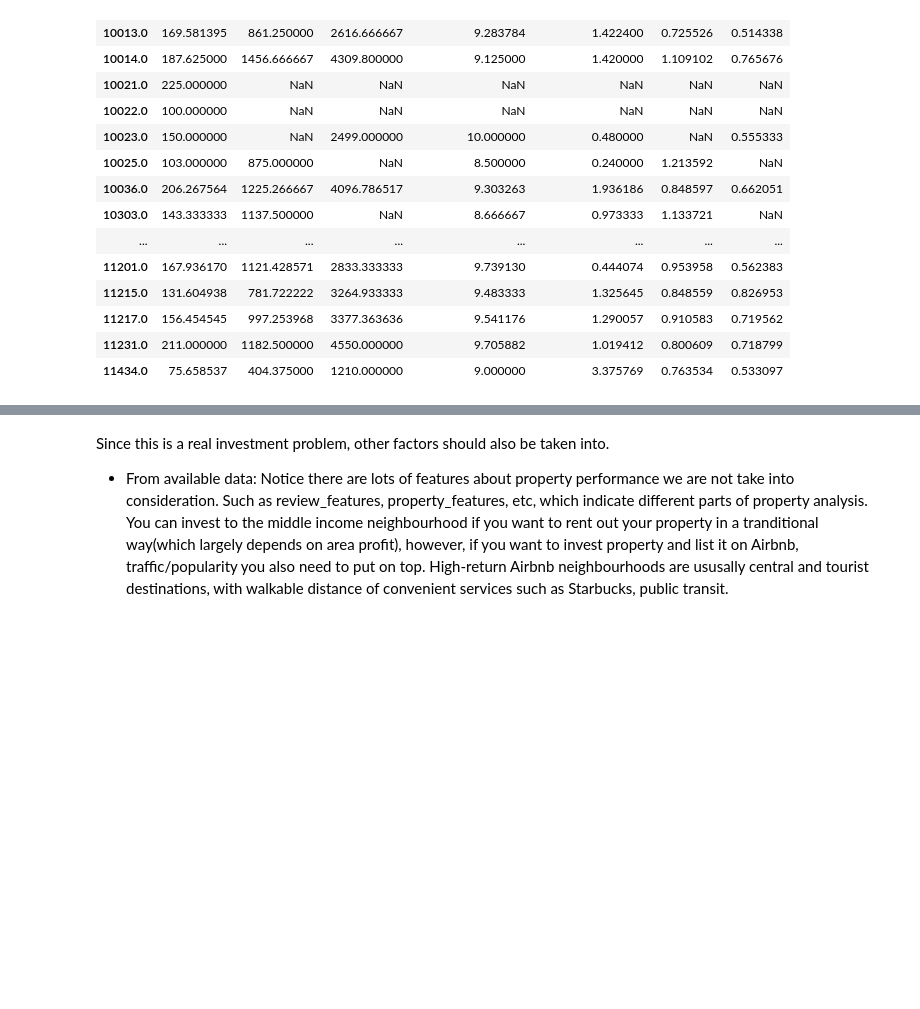
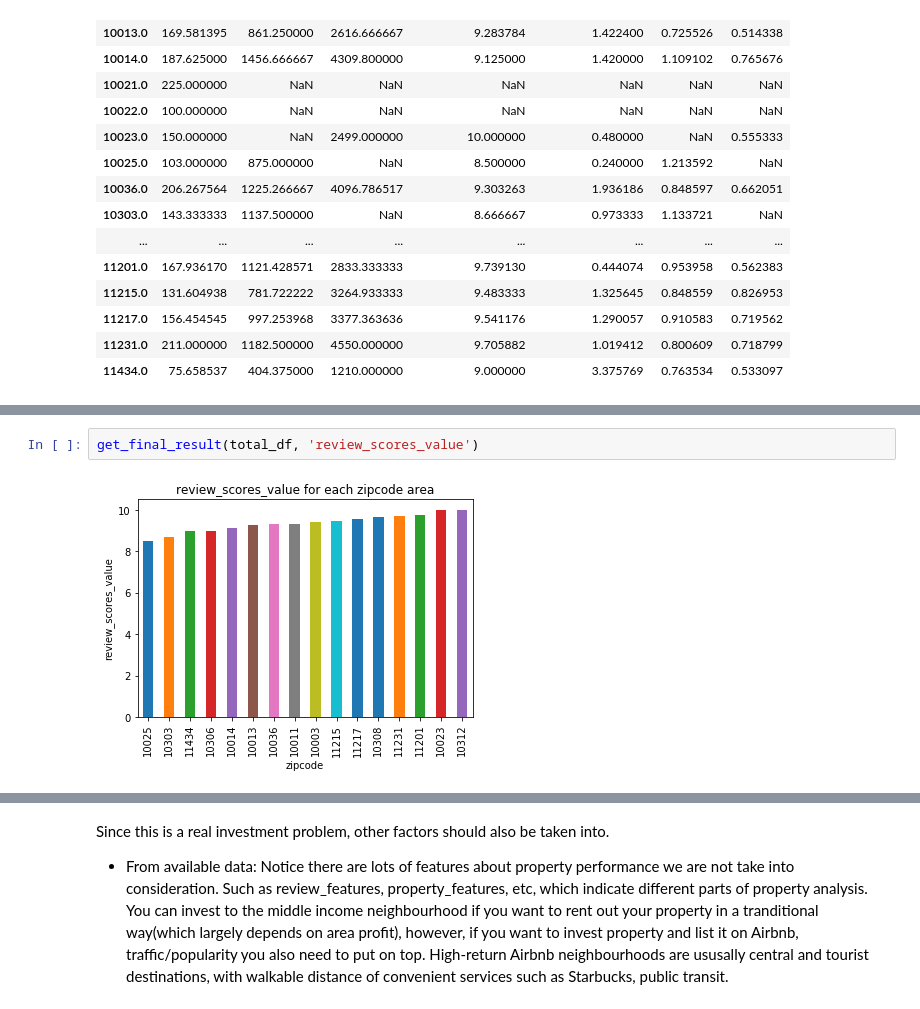
Before and after one commit to joyceft/Projects, a Jupyter notebook: NYC_best_investment_area/Most_Porfit_area_of_NewYorkCity.ipynb, the cells around one changed output, grey strips where cells are left out. Saved outputs shown, nothing was run; the diff lists cells and outputs as text; blank space fills up the shorter version.

```diff
--- a/NYC_best_investment_area/Most_Porfit_area_of_NewYorkCity.ipynb
+++ b/NYC_best_investment_area/Most_Porfit_area_of_NewYorkCity.ipynb
@@ -497,0 +680,4 @@ ny_revenue_gdf
+# %%
+get_final_result(total_df, 'review_scores_value')
+# %% [output]
+[figure, added]
```
Also changed, not shown: parts of 26 cells of this notebook.
